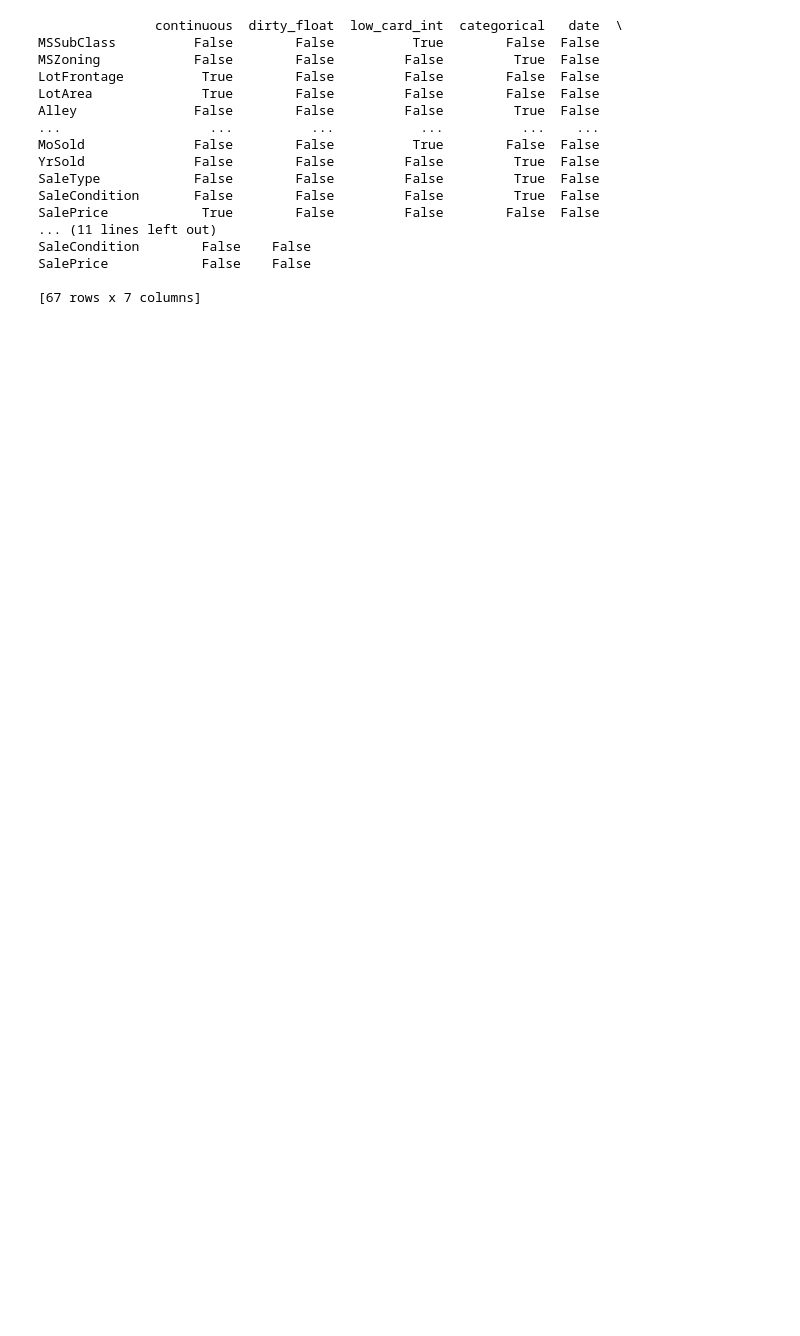
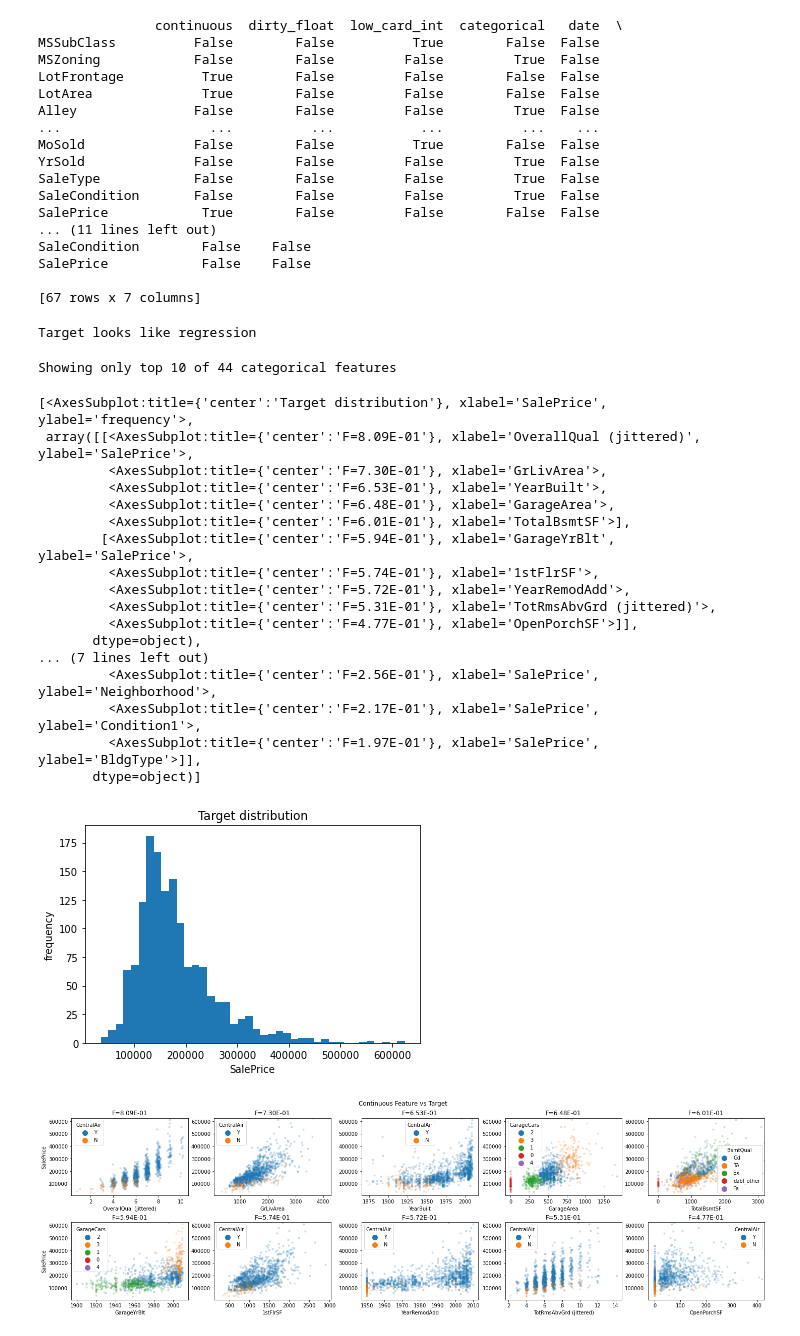
Before and after one commit to McCReuben/housePriceRegression, a Jupyter notebook: dabl_modelling.ipynb, the cells around one changed output. Saved outputs shown, nothing was run; the diff lists cells and outputs as text; code cells hidden in the pictures; blank space fills up the shorter version.

Commit message:
[dev] dabl simple regressor

```diff
--- a/dabl_modelling.ipynb
+++ b/dabl_modelling.ipynb
@@ -28,3 +28,27 @@ SalePrice            False    False
 # %%
 
 print(types)
+# %%
+dabl.plot(train_clean, 'SalePrice')
+# %% [output]
+Target looks like regression
+Showing only top 10 of 44 categorical features
+[<AxesSubplot:title={'center':'Target distribution'}, xlabel='SalePrice', ylabel='frequency'>,
+ array([[<AxesSubplot:title={'center':'F=8.09E-01'}, xlabel='OverallQual (jittered)', ylabel='SalePrice'>,
+         <AxesSubplot:title={'center':'F=7.30E-01'}, xlabel='GrLivArea'>,
+         <AxesSubplot:title={'center':'F=6.53E-01'}, xlabel='YearBuilt'>,
+         <AxesSubplot:title={'center':'F=6.48E-01'}, xlabel='GarageArea'>,
+         <AxesSubplot:title={'center':'F=6.01E-01'}, xlabel='TotalBsmtSF'>],
+        [<AxesSubplot:title={'center':'F=5.94E-01'}, xlabel='GarageYrBlt', ylabel='SalePrice'>,
+         <AxesSubplot:title={'center':'F=5.74E-01'}, xlabel='1stFlrSF'>,
+         <AxesSubplot:title={'center':'F=5.72E-01'}, xlabel='YearRemodAdd'>,
+         <AxesSubplot:title={'center':'F=5.31E-01'}, xlabel='TotRmsAbvGrd (jittered)'>,
+         <AxesSubplot:title={'center':'F=4.77E-01'}, xlabel='OpenPorchSF'>]],
+       dtype=object),
+... (7 lines left out)
+         <AxesSubplot:title={'center':'F=2.56E-01'}, xlabel='SalePrice', ylabel='Neighborhood'>,
+         <AxesSubplot:title={'center':'F=2.17E-01'}, xlabel='SalePrice', ylabel='Condition1'>,
+         <AxesSubplot:title={'center':'F=1.97E-01'}, xlabel='SalePrice', ylabel='BldgType'>]],
+       dtype=object)]
+[figure, added]
+[figure, added]
```
Also changed, not shown: parts of 2 cells of this notebook.
